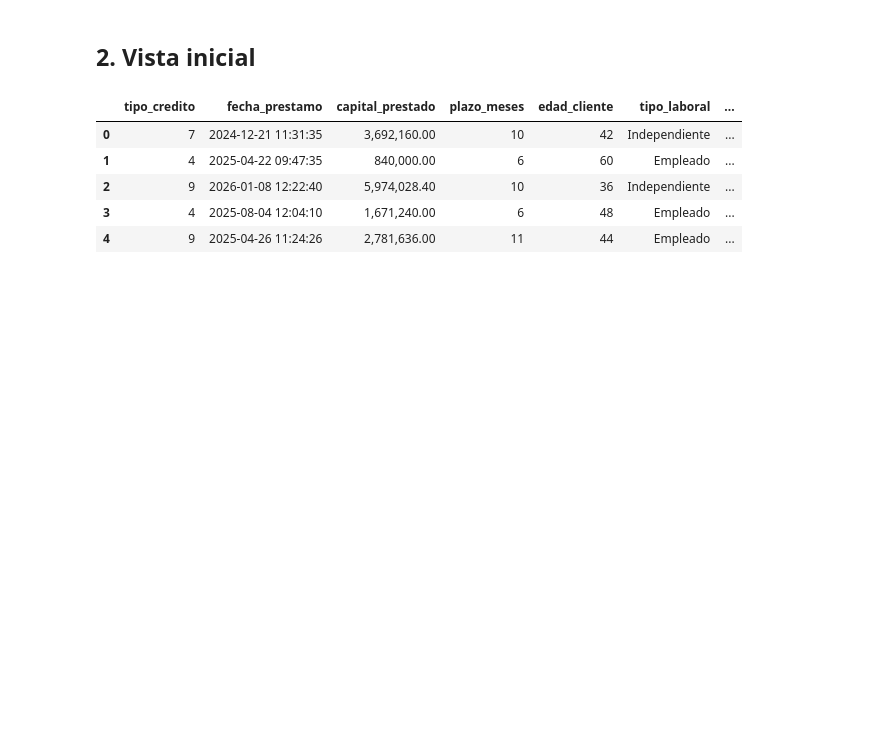
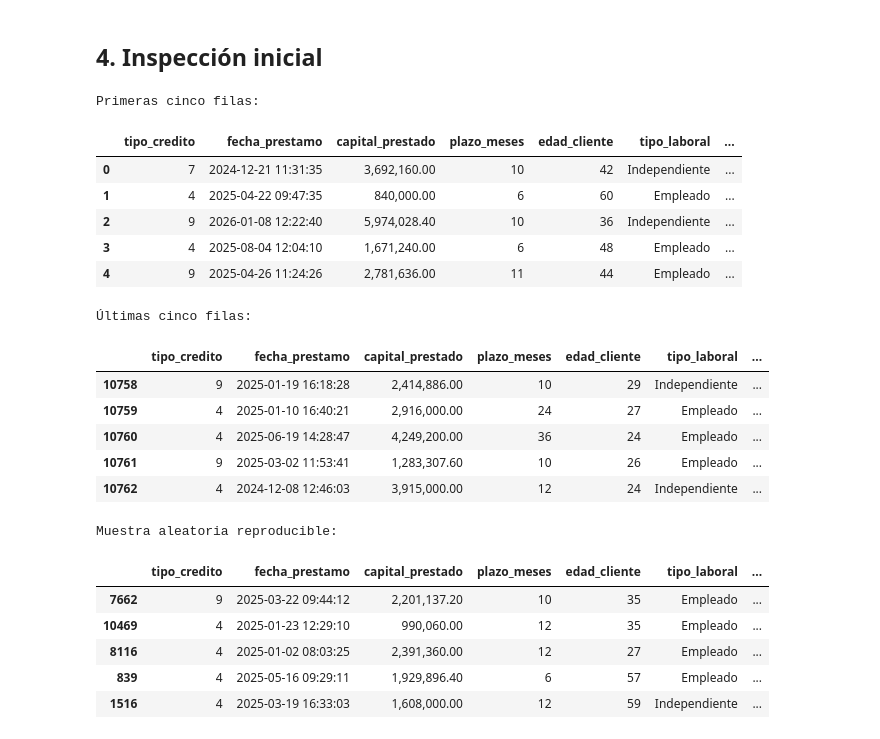
Before and after one commit to mathchapp/mlops_pipeline, a Jupyter notebook: src/Cargar_datos.ipynb, the cells around one changed output. Cells and saved outputs as stored; diff of their text form; code cells hidden in the pictures; blank space fills up the shorter version.

```diff
--- a/src/Cargar_datos.ipynb
+++ b/src/Cargar_datos.ipynb
@@ -7,7 +17,14 @@ Este notebook no modifica el archivo original. Solo lo carga en memoria y compru
 # %%
 from pathlib import Path
+import sys
+
+import numpy as np
 import pandas as pd
-import numpy as np
 
 pd.set_option("display.max_columns", None)
-pd.set_option("display.float_format", lambda x: f"{x:,.2f}")
+pd.set_option("display.max_colwidth", 100)
+pd.set_option("display.float_format", lambda valor: f"{valor:,.2f}")
+
+print(f"Python: {sys.version.split()[0]}")
+print(f"pandas: {pd.__version__}")
+print(f"numpy: {np.__version__}")
@@ -30,11 +79,33 @@ Filas: 10,763 | Columnas: 23
 # %% [markdown]
-## 2. Vista inicial
+## 4. Inspección inicial
-# %%
-df.head()
-# %% [output]
-|  | tipo_credito | fecha_prestamo | capital_prestado | plazo_meses | edad_cliente | tipo_laboral | ... |
-| 0 | 7 | 2024-12-21 11:31:35 | 3,692,160.00 | 10 | 42 | Independiente | ... |
-| 1 | 4 | 2025-04-22 09:47:35 | 840,000.00 | 6 | 60 | Empleado | ... |
-| 2 | 9 | 2026-01-08 12:22:40 | 5,974,028.40 | 10 | 36 | Independiente | ... |
-| 3 | 4 | 2025-08-04 12:04:10 | 1,671,240.00 | 6 | 48 | Empleado | ... |
-| 4 | 9 | 2025-04-26 11:24:26 | 2,781,636.00 | 11 | 44 | Empleado | ... |
+# %%
+print("Primeras cinco filas:")
+display(df_crudo.head())
+
+print("Últimas cinco filas:")
+display(df_crudo.tail())
+
+print("Muestra aleatoria reproducible:")
+display(df_crudo.sample(5, random_state=42))
+# %% [output]
+Primeras cinco filas:
+|  | tipo_credito | fecha_prestamo | capital_prestado | plazo_meses | edad_cliente | tipo_laboral | ... |
+| 0 | 7 | 2024-12-21 11:31:35 | 3,692,160.00 | 10 | 42 | Independiente | ... |
+| 1 | 4 | 2025-04-22 09:47:35 | 840,000.00 | 6 | 60 | Empleado | ... |
+| 2 | 9 | 2026-01-08 12:22:40 | 5,974,028.40 | 10 | 36 | Independiente | ... |
+| 3 | 4 | 2025-08-04 12:04:10 | 1,671,240.00 | 6 | 48 | Empleado | ... |
+| 4 | 9 | 2025-04-26 11:24:26 | 2,781,636.00 | 11 | 44 | Empleado | ... |
+Últimas cinco filas:
+|  | tipo_credito | fecha_prestamo | capital_prestado | plazo_meses | edad_cliente | tipo_laboral | ... |
+| 10758 | 9 | 2025-01-19 16:18:28 | 2,414,886.00 | 10 | 29 | Independiente | ... |
+| 10759 | 4 | 2025-01-10 16:40:21 | 2,916,000.00 | 24 | 27 | Empleado | ... |
+| 10760 | 4 | 2025-06-19 14:28:47 | 4,249,200.00 | 36 | 24 | Empleado | ... |
+| 10761 | 9 | 2025-03-02 11:53:41 | 1,283,307.60 | 10 | 26 | Empleado | ... |
+| 10762 | 4 | 2024-12-08 12:46:03 | 3,915,000.00 | 12 | 24 | Independiente | ... |
+Muestra aleatoria reproducible:
+|  | tipo_credito | fecha_prestamo | capital_prestado | plazo_meses | edad_cliente | tipo_laboral | ... |
+| 7662 | 9 | 2025-03-22 09:44:12 | 2,201,137.20 | 10 | 35 | Empleado | ... |
+| 10469 | 4 | 2025-01-23 12:29:10 | 990,060.00 | 12 | 35 | Empleado | ... |
+| 8116 | 4 | 2025-01-02 08:03:25 | 2,391,360.00 | 12 | 27 | Empleado | ... |
+| 839 | 4 | 2025-05-16 09:29:11 | 1,929,896.40 | 6 | 57 | Empleado | ... |
+| 1516 | 4 | 2025-03-19 16:33:03 | 1,608,000.00 | 12 | 59 | Independiente | ... |
```
Also changed, not shown: parts of 18 cells of this notebook, 1 other file.
